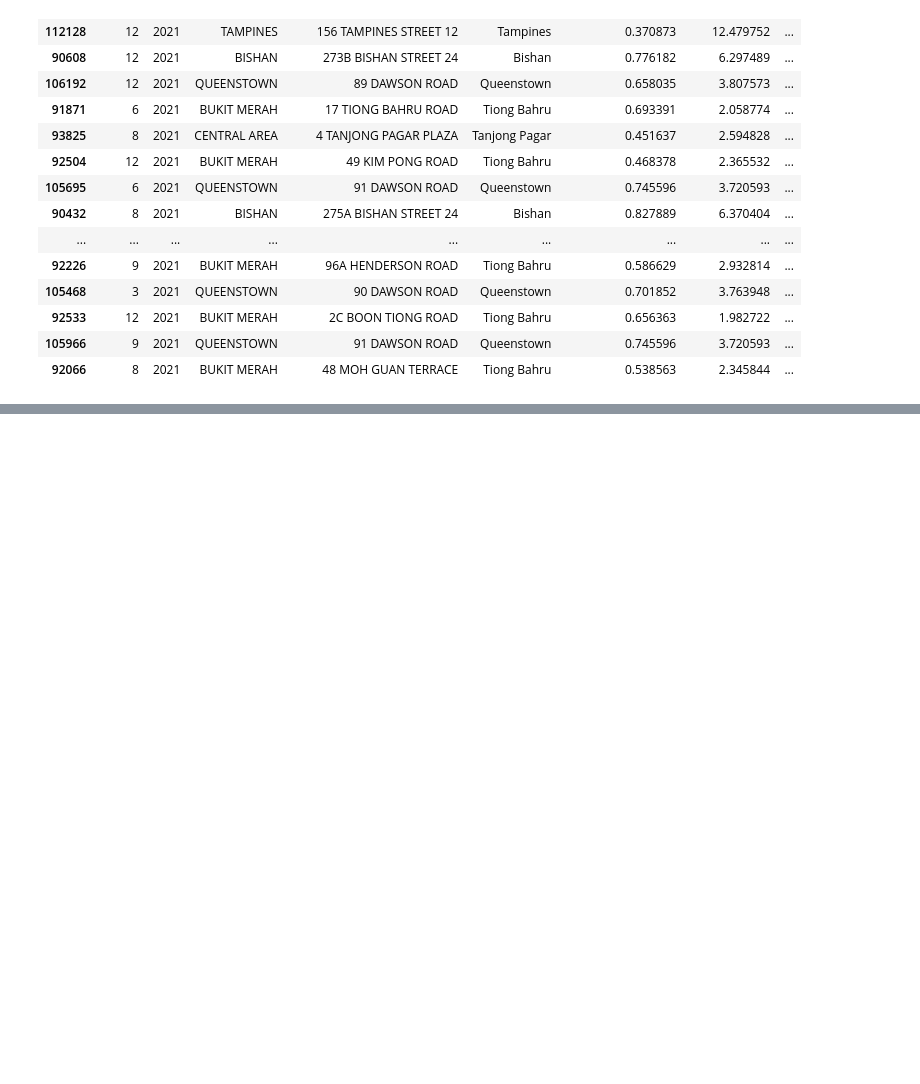
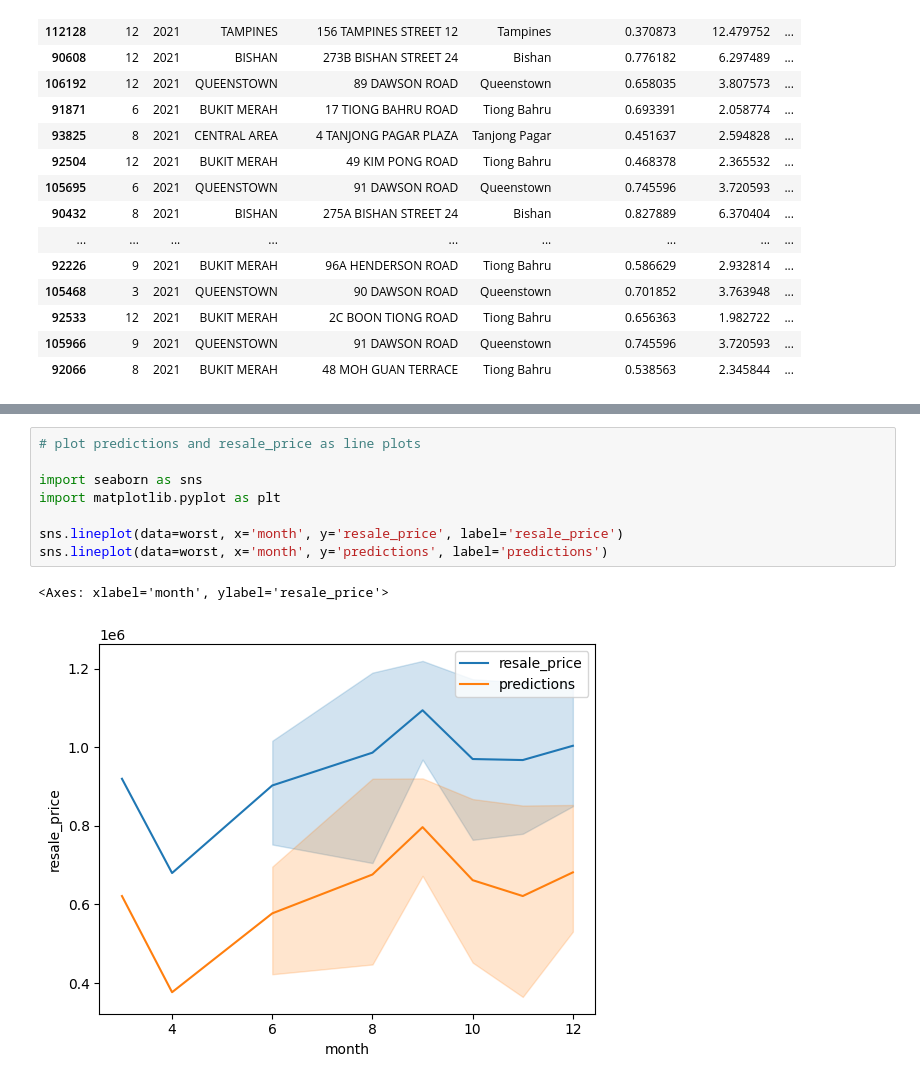
Before and after one commit to advaitbd/SC4001-Assignment, a Jupyter notebook: PartB_1.ipynb, the cells around one changed output, grey strips where cells are left out. Cells and saved outputs as stored; diff of their text form; blank space fills up the shorter version.

```diff
--- a/PartB_1.ipynb
+++ b/PartB_1.ipynb
@@ -209,0 +236,11 @@ test_data.to_csv('test_data.csv')
+# %%
+# plot predictions and resale_price as line plots
+
+import seaborn as sns
+import matplotlib.pyplot as plt
+
+sns.lineplot(data=worst, x='month', y='resale_price', label='resale_price')
+sns.lineplot(data=worst, x='month', y='predictions', label='predictions')
+# %% [output]
+<Axes: xlabel='month', ylabel='resale_price'>
+[figure, added]
```
Also changed, not shown: parts of 8 cells of this notebook, 10 other files.
